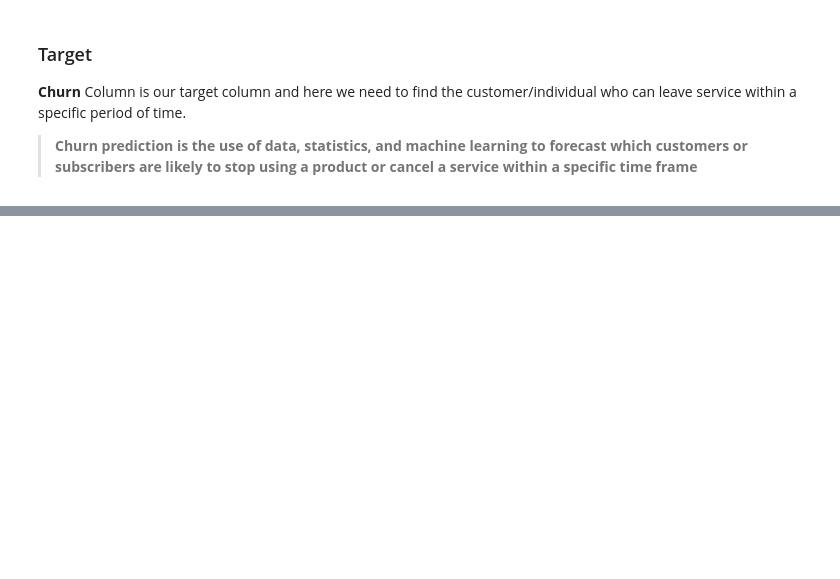
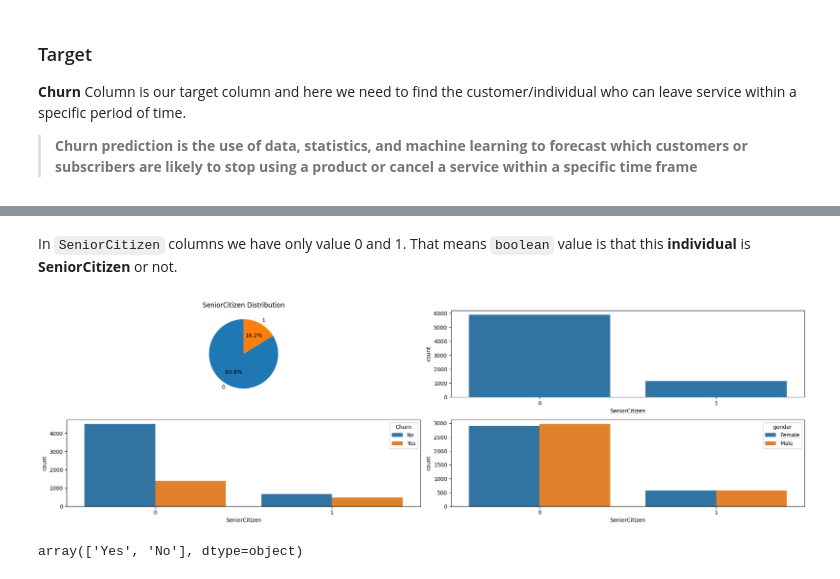
Before and after one commit to sudiptoshahin/customer-churn-pred, a Jupyter notebook: notebooks/main.ipynb, the cells around one changed output, grey strips where cells are left out. Saved outputs shown, nothing was run; the diff lists cells and outputs as text; code cells hidden in the pictures; blank space fills up the shorter version.

```diff
--- a/notebooks/main.ipynb
+++ b/notebooks/main.ipynb
@@ -74,0 +127,25 @@ Name: count, dtype: int64
+# %% [markdown]
+In `SeniorCitizen` columns we have only value 0 and 1. That means `boolean` value is that this __individual__ is __SeniorCitizen__ or not.
+# %%
+fig, axes = plt.subplots(2, 2, figsize=(20, 6))
+
+axes[0, 0].pie(features['SeniorCitizen'].value_counts(),
+            labels=features['SeniorCitizen'].value_counts().index,
+            autopct='%1.1f%%',
+            startangle=90)
+axes[0, 0].set_title('SeniorCitizen Distribution')
+
+sns.countplot(data=features, x='SeniorCitizen', ax=axes[0, 1])
+sns.countplot(data=features, x='SeniorCitizen', hue=target, ax=axes[1, 0])
+sns.countplot(data=features, x='SeniorCitizen', hue='gender', ax=axes[1, 1])
+
+
+fig.tight_layout()
+
+plt.show()
+# %% [output]
+[figure, added]
+# %%
+features['Partner'].unique()
+# %% [output]
+array(['Yes', 'No'], dtype=object)
```
Also changed, not shown: parts of 8 cells of this notebook.
